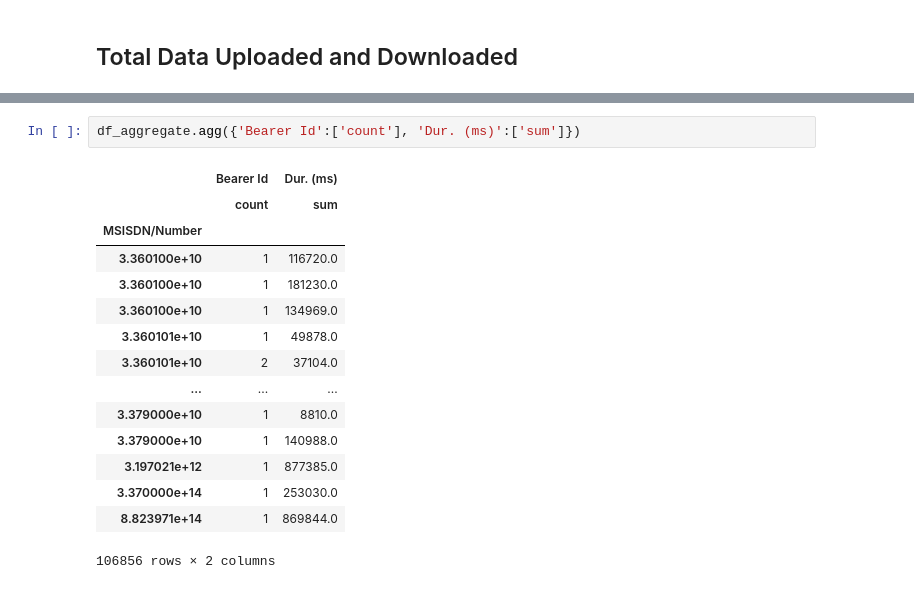
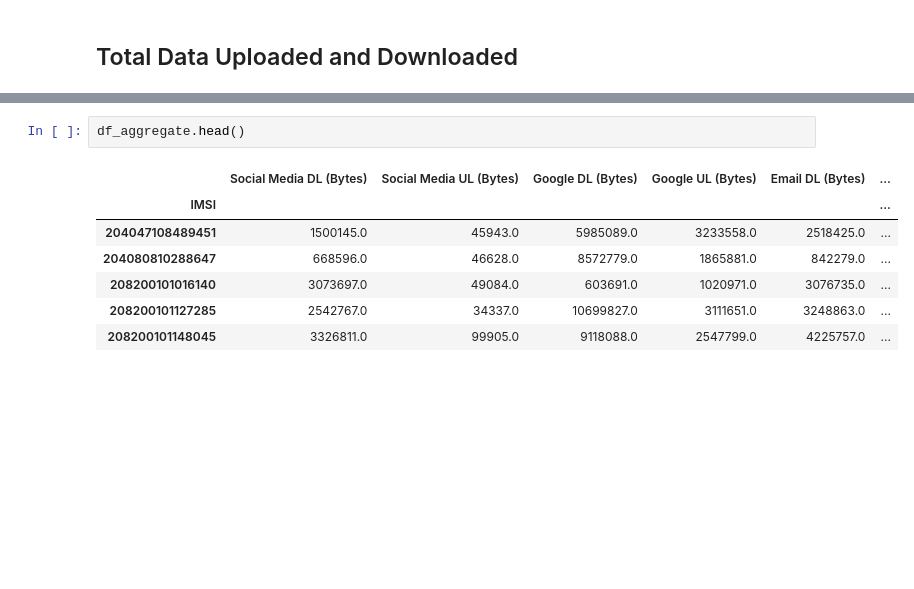
Before and after one commit to mozartofmath/10academyWeek1, a Jupyter notebook: notebooks/preprocess.ipynb, the cells around one changed output, grey strips where cells are left out. Drawn from its saved outputs; the diff is of its cells as text; blank space fills up the shorter version.

```diff
--- a/notebooks/preprocess.ipynb
+++ b/notebooks/preprocess.ipynb
@@ -293,18 +291,10 @@ df_aggregate = df[['Bearer Id','MSISDN/Number','Dur. (ms)','HTTP DL (Bytes)','HT
-# %%
-df_aggregate.agg({'Bearer Id':['count'], 'Dur. (ms)':['sum']})
-# %% [output]
-|  | Bearer Id | Dur. (ms) |
-|  | count | sum |
-| MSISDN/Number |  |  |
-| 3.360100e+10 | 1 | 116720.0 |
-| 3.360100e+10 | 1 | 181230.0 |
-| 3.360100e+10 | 1 | 134969.0 |
-| 3.360101e+10 | 1 | 49878.0 |
-| 3.360101e+10 | 2 | 37104.0 |
-| ... | ... | ... |
-| 3.379000e+10 | 1 | 8810.0 |
-| 3.379000e+10 | 1 | 140988.0 |
-| 3.197021e+12 | 1 | 877385.0 |
-| 3.370000e+14 | 1 | 253030.0 |
-| 8.823971e+14 | 1 | 869844.0 |
-106856 rows × 2 columns
+# %%
+df_aggregate.head()
+# %% [output]
+|  | Social Media DL (Bytes) | Social Media UL (Bytes) | Google DL (Bytes) | Google UL (Bytes) | Email DL (Bytes) | ... |
+| IMSI |  |  |  |  |  | ... |
+| 204047108489451 | 1500145.0 | 45943.0 | 5985089.0 | 3233558.0 | 2518425.0 | ... |
+| 204080810288647 | 668596.0 | 46628.0 | 8572779.0 | 1865881.0 | 842279.0 | ... |
+| 208200101016140 | 3073697.0 | 49084.0 | 603691.0 | 1020971.0 | 3076735.0 | ... |
+| 208200101127285 | 2542767.0 | 34337.0 | 10699827.0 | 3111651.0 | 3248863.0 | ... |
+| 208200101148045 | 3326811.0 | 99905.0 | 9118088.0 | 2547799.0 | 4225757.0 | ... |
```
Also changed, not shown: parts of 3 cells of this notebook.
